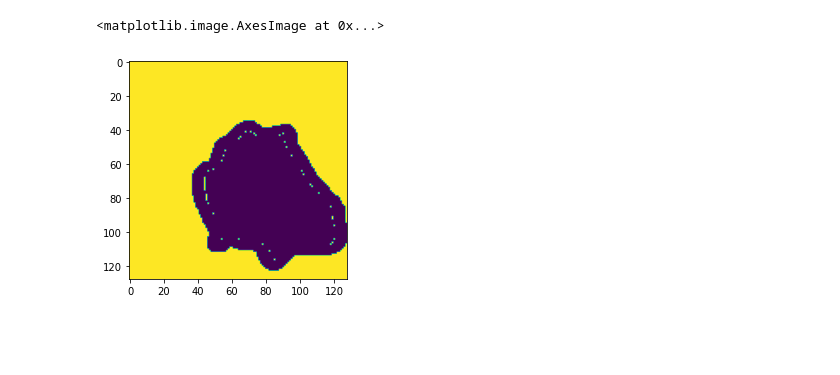
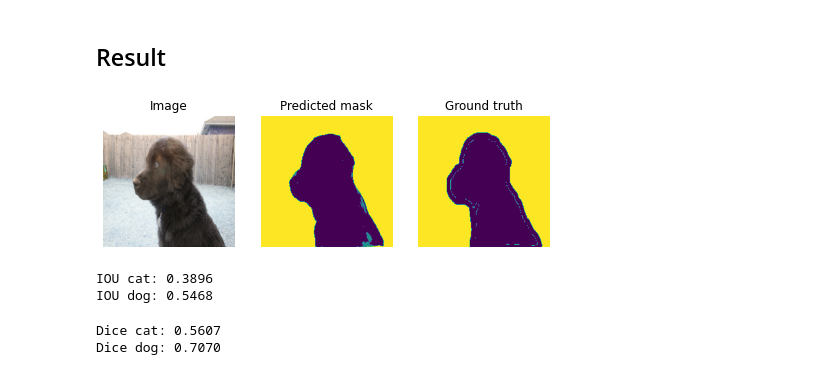
Before and after one commit to tqgminh/computer_vision, a Jupyter notebook: Unet/unet.ipynb, the cells around one changed output. Cells and saved outputs as stored; diff of their text form; code cells hidden in the pictures; blank space fills up the shorter version.

```diff
--- a/Unet/unet.ipynb
+++ b/Unet/unet.ipynb
@@ -149,11 +146,9 @@ y = load_mask(mask_path, name)
-# %%
-X = X/255
 # %%
-X_train = X[:4409]
-y_train = y[:4409]
+X_train = X[:2650]
+y_train = y[:2650]
 
-X_valid = X[4409:5879]
-y_valid = y[4409:5879]
+X_valid = X[2650:2944]
+y_valid = y[2650:2944]
 
-X_test = X[5879:]
-y_test = y[5879:]
+X_test = X[2944:]
+y_test = y[2944:]
@@ -159,0 +171,16 @@ y_test = y[5879:]
+# %%
+def visualize(image, predicted_mask, ground_truth):
+    figure, ax = plt.subplots(nrows=1, ncols=3, figsize=(8, 4))
+    ax[0].imshow(image)
+    ax[0].set_title('Image')
+    ax[0].set_axis_off()
+
+    ax[1].imshow(predicted_mask)
+    ax[1].set_title('Predicted mask')
+    ax[1].set_axis_off()
+
+    ax[2].imshow(ground_truth)
+    ax[2].set_title('Ground truth')
+    ax[2].set_axis_off()
+
+    plt.show()
@@ -283,5 +311,30 @@ plt.imshow(X_test[200])
-# %%
-plt.imshow(y_test[200])
-# %% [output]
-<matplotlib.image.AxesImage at 0x...>
-[figure, removed]
+# %% [markdown]
+## Result
+# %%
+unet_model = tf.keras.models.load_model('unet.h5')
+pred = unet_model.predict(X_test)
+pred = np.argmax(pred, axis=3)
+# %%
+visualize(X_test[20], pred[20], y_test[20])
+# %% [output]
+[figure, added]
+# %%
+iou_cat = iou(y_test, pred, 1)
+iou_dog = iou(y_test, pred, 0)
+iou_bg = iou(y_test, pred, 2)
+
+print(f'IOU cat: {iou_cat:.4f}')
+print(f'IOU dog: {iou_dog:.4f}')
+# %% [output]
+IOU cat: 0.3896
+IOU dog: 0.5468
+# %%
+dice_cat = dice(y_test, pred, 1)
+dice_dog = dice(y_test, pred, 0)
+dice_bg = dice(y_test, pred, 2)
+
+print(f'Dice cat: {dice_cat:.4f}')
+print(f'Dice dog: {dice_dog:.4f}')
+# %% [output]
+Dice cat: 0.5607
+Dice dog: 0.7070
```
Also changed, not shown: parts of 32 cells of this notebook.
